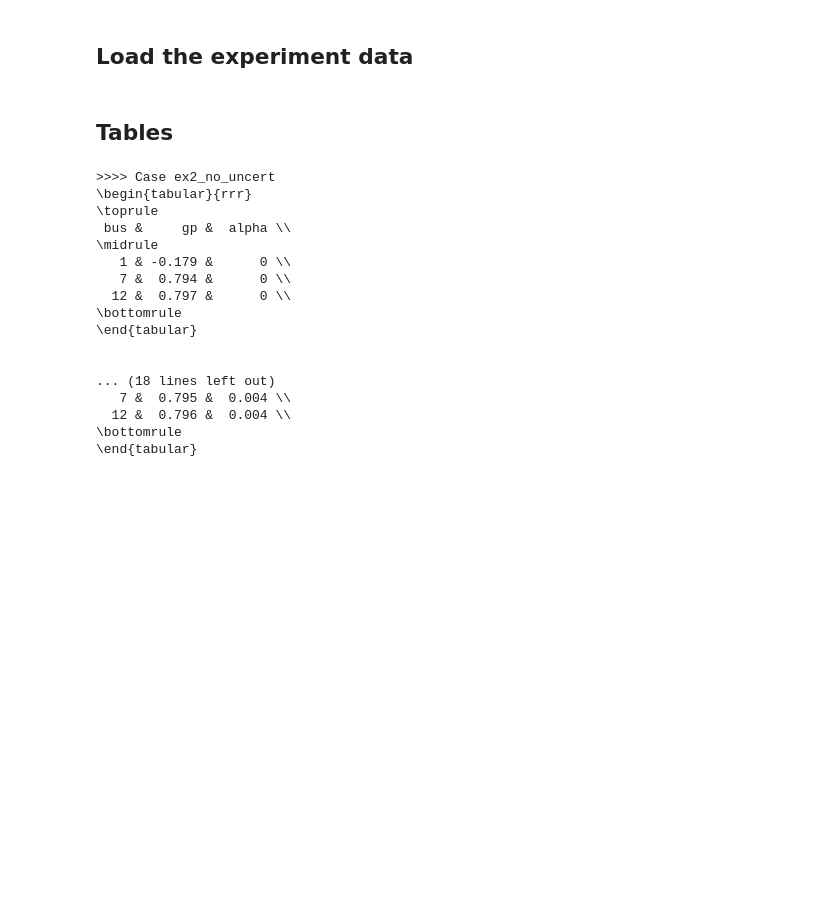
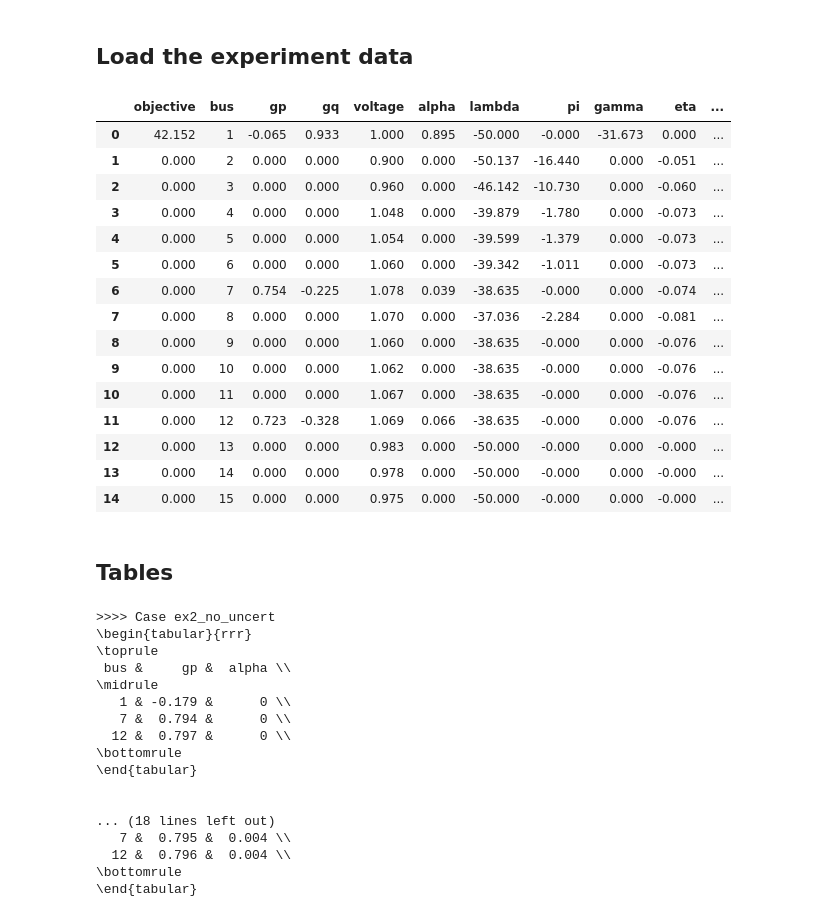
Before and after one commit to mieth-robert/DLMP_uncertainty_CodeSupplement, a Jupyter notebook: results_and_plotter.ipynb, the cells around one changed output. Drawn from its saved outputs; the diff is of its cells as text; code cells hidden in the pictures; blank space fills up the shorter version.

Commit message:
more plotting and tables

```diff
--- a/results_and_plotter.ipynb
+++ b/results_and_plotter.ipynb
@@ -71,3 +133,24 @@ results = load_experiment("experiment2")
+# %%
+experiment = "experiment2"
+results = load_experiment(experiment)
+results["uncert"]
+# %% [output]
+|  | objective | bus | gp | gq | voltage | alpha | lambda | pi | gamma | eta | ... |
+| 0 | 42.152 | 1 | -0.065 | 0.933 | 1.000 | 0.895 | -50.000 | -0.000 | -31.673 | 0.000 | ... |
+| 1 | 0.000 | 2 | 0.000 | 0.000 | 0.900 | 0.000 | -50.137 | -16.440 | 0.000 | -0.051 | ... |
+| 2 | 0.000 | 3 | 0.000 | 0.000 | 0.960 | 0.000 | -46.142 | -10.730 | 0.000 | -0.060 | ... |
+| 3 | 0.000 | 4 | 0.000 | 0.000 | 1.048 | 0.000 | -39.879 | -1.780 | 0.000 | -0.073 | ... |
+| 4 | 0.000 | 5 | 0.000 | 0.000 | 1.054 | 0.000 | -39.599 | -1.379 | 0.000 | -0.073 | ... |
+| 5 | 0.000 | 6 | 0.000 | 0.000 | 1.060 | 0.000 | -39.342 | -1.011 | 0.000 | -0.073 | ... |
+| 6 | 0.000 | 7 | 0.754 | -0.225 | 1.078 | 0.039 | -38.635 | -0.000 | 0.000 | -0.074 | ... |
+| 7 | 0.000 | 8 | 0.000 | 0.000 | 1.070 | 0.000 | -37.036 | -2.284 | 0.000 | -0.081 | ... |
+| 8 | 0.000 | 9 | 0.000 | 0.000 | 1.060 | 0.000 | -38.635 | -0.000 | 0.000 | -0.076 | ... |
+| 9 | 0.000 | 10 | 0.000 | 0.000 | 1.062 | 0.000 | -38.635 | -0.000 | 0.000 | -0.076 | ... |
+| 10 | 0.000 | 11 | 0.000 | 0.000 | 1.067 | 0.000 | -38.635 | -0.000 | 0.000 | -0.076 | ... |
+| 11 | 0.000 | 12 | 0.723 | -0.328 | 1.069 | 0.066 | -38.635 | -0.000 | 0.000 | -0.076 | ... |
+| 12 | 0.000 | 13 | 0.000 | 0.000 | 0.983 | 0.000 | -50.000 | -0.000 | 0.000 | -0.000 | ... |
+| 13 | 0.000 | 14 | 0.000 | 0.000 | 0.978 | 0.000 | -50.000 | -0.000 | 0.000 | -0.000 | ... |
+| 14 | 0.000 | 15 | 0.000 | 0.000 | 0.975 | 0.000 | -50.000 | -0.000 | 0.000 | -0.000 | ... |
 # %% [markdown]
 ## Tables
 # %%
```
Also changed, not shown: parts of 19 cells of this notebook.
